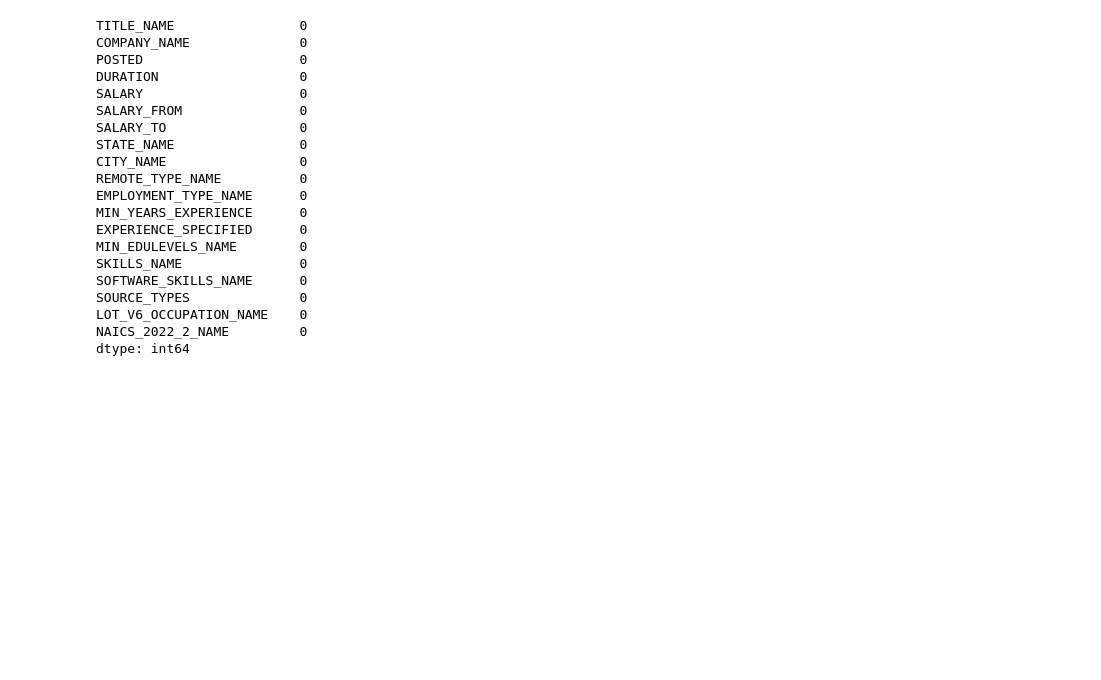
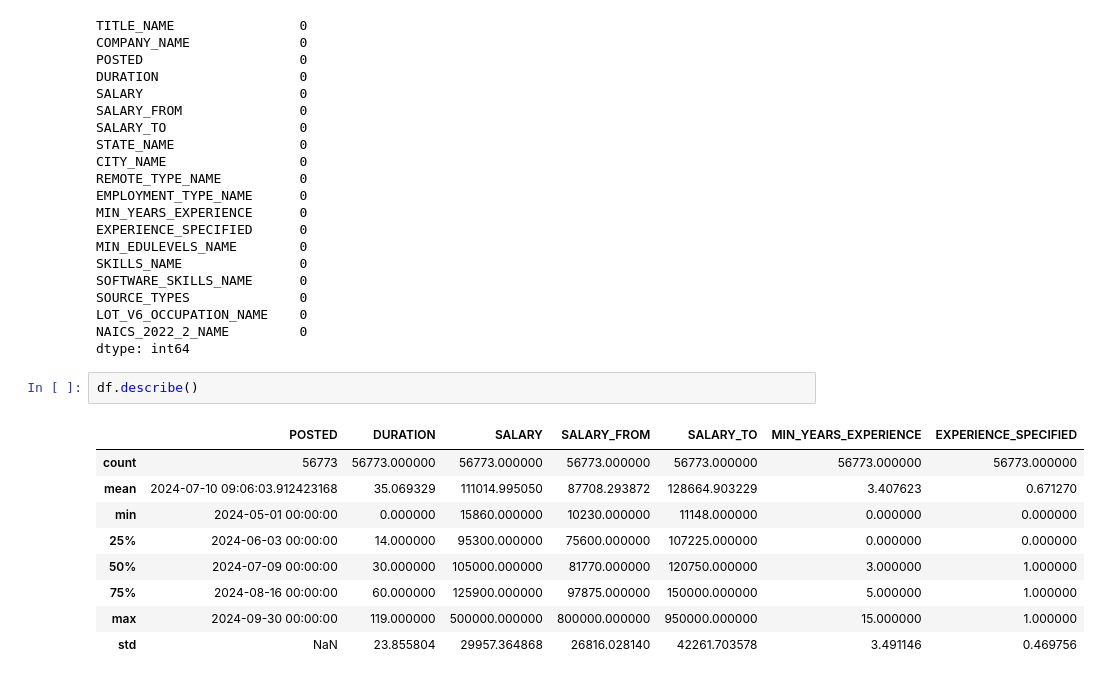
Before and after one commit to mishalaboobackar/ad688-employability-sp25A1-group6, a Jupyter notebook: data_cleaning.ipynb, the cells around one changed output. Saved outputs shown, nothing was run; the diff lists cells and outputs as text; blank space fills up the shorter version.

```diff
--- a/data_cleaning.ipynb
+++ b/data_cleaning.ipynb
@@ -303,5 +303,17 @@ SOURCE_TYPES              0
 LOT_V6_OCCUPATION_NAME    0
 NAICS_2022_2_NAME         0
 dtype: int64
+# %%
+df.describe()
+# %% [output]
+|  | POSTED | DURATION | SALARY | SALARY_FROM | SALARY_TO | MIN_YEARS_EXPERIENCE | EXPERIENCE_SPECIFIED |
+| count | 56773 | 56773.000000 | 56773.000000 | 56773.000000 | 56773.000000 | 56773.000000 | 56773.000000 |
+| mean | 2024-07-10 09:06:03.912423168 | 35.069329 | 111014.995050 | 87708.293872 | 128664.903229 | 3.407623 | 0.671270 |
+| min | 2024-05-01 00:00:00 | 0.000000 | 15860.000000 | 10230.000000 | 11148.000000 | 0.000000 | 0.000000 |
+| 25% | 2024-06-03 00:00:00 | 14.000000 | 95300.000000 | 75600.000000 | 107225.000000 | 0.000000 | 0.000000 |
+| 50% | 2024-07-09 00:00:00 | 30.000000 | 105000.000000 | 81770.000000 | 120750.000000 | 3.000000 | 1.000000 |
+| 75% | 2024-08-16 00:00:00 | 60.000000 | 125900.000000 | 97875.000000 | 150000.000000 | 5.000000 | 1.000000 |
+| max | 2024-09-30 00:00:00 | 119.000000 | 500000.000000 | 800000.000000 | 950000.000000 | 15.000000 | 1.000000 |
+| std | NaN | 23.855804 | 29957.364868 | 26816.028140 | 42261.703578 | 3.491146 | 0.469756 |
 # %%
 display(df.head())
```
Also changed, not shown: parts of 1 cell of this notebook, 2 other files.
